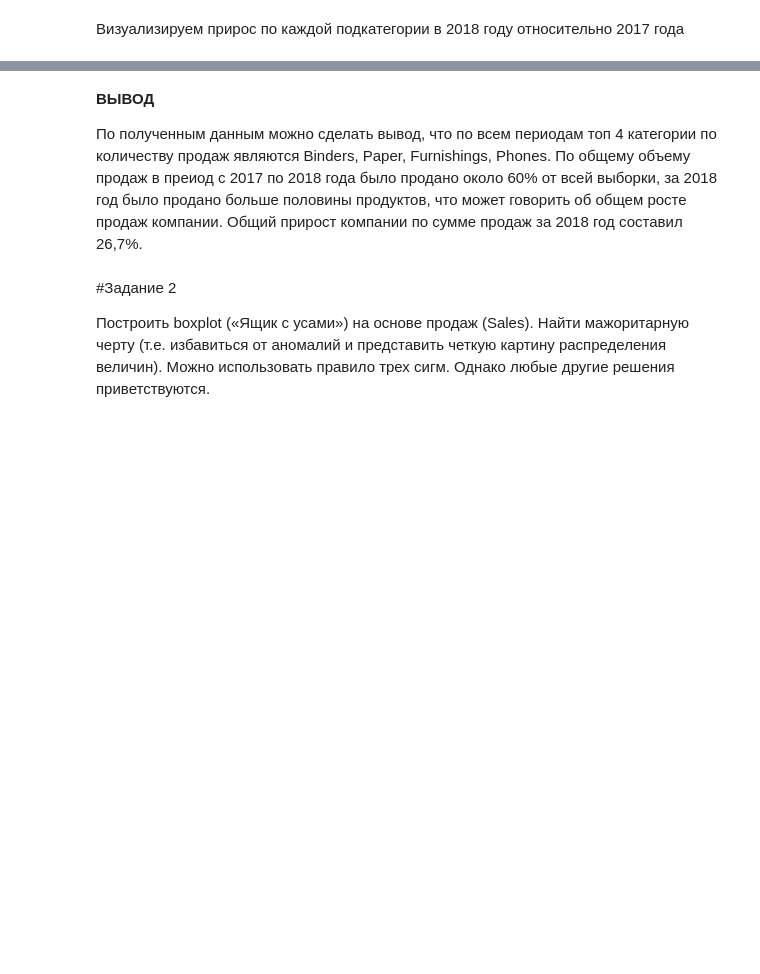
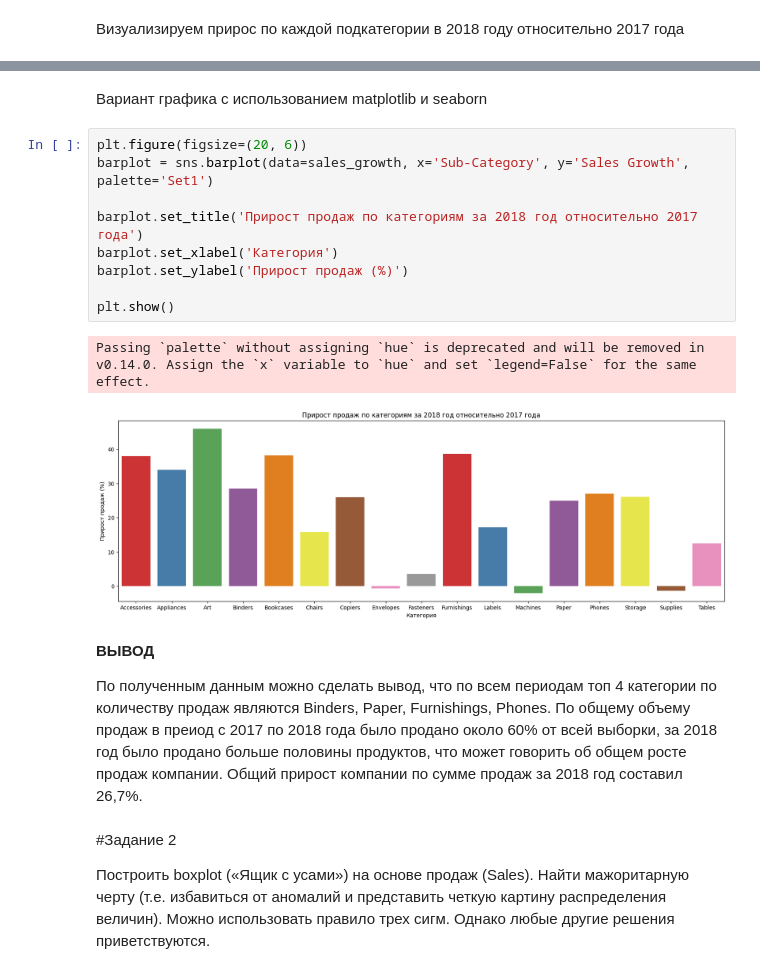
Before and after one commit to PwahblCrybaby/Avangard-Task, a Jupyter notebook: Train Task.ipynb, the cells around one changed output, grey strips where cells are left out. Drawn from its saved outputs; the diff is of its cells as text; blank space fills up the shorter version.

```diff
--- a/Train Task.ipynb
+++ b/Train Task.ipynb
@@ -232,3 +246,17 @@ fig.show()
+# %% [markdown]
+Вариант графика с использованием matplotlib и seaborn
+# %%
+plt.figure(figsize=(20, 6))
+barplot = sns.barplot(data=sales_growth, x='Sub-Category', y='Sales Growth', palette='Set1')
+
+barplot.set_title('Прирост продаж по категориям за 2018 год относительно 2017 года')
+barplot.set_xlabel('Категория')
+barplot.set_ylabel('Прирост продаж (%)')
+
+plt.show()
+# %% [output]
+Passing `palette` without assigning `hue` is deprecated and will be removed in v0.14.0. Assign the `x` variable to `hue` and set `legend=False` for the same effect.
+[figure, added]
 # %% [markdown]
 **ВЫВОД**
 
```
Also changed, not shown: parts of 16 cells of this notebook.
